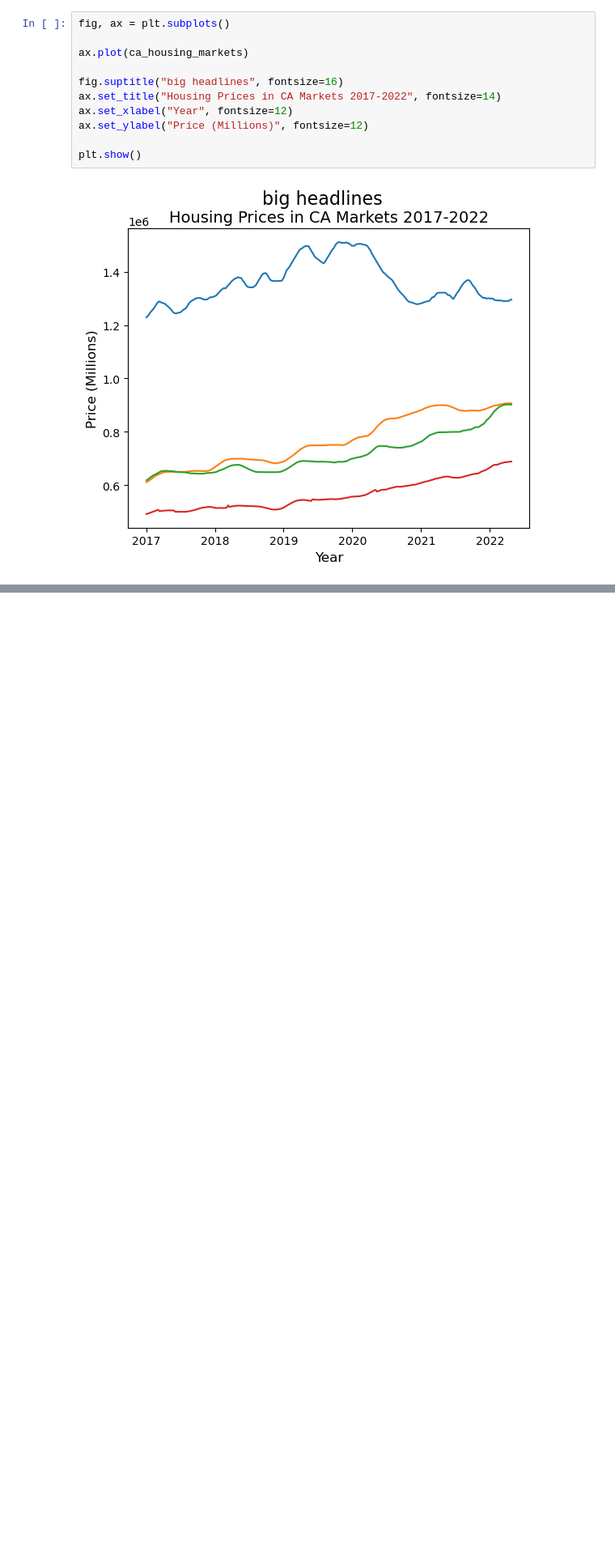
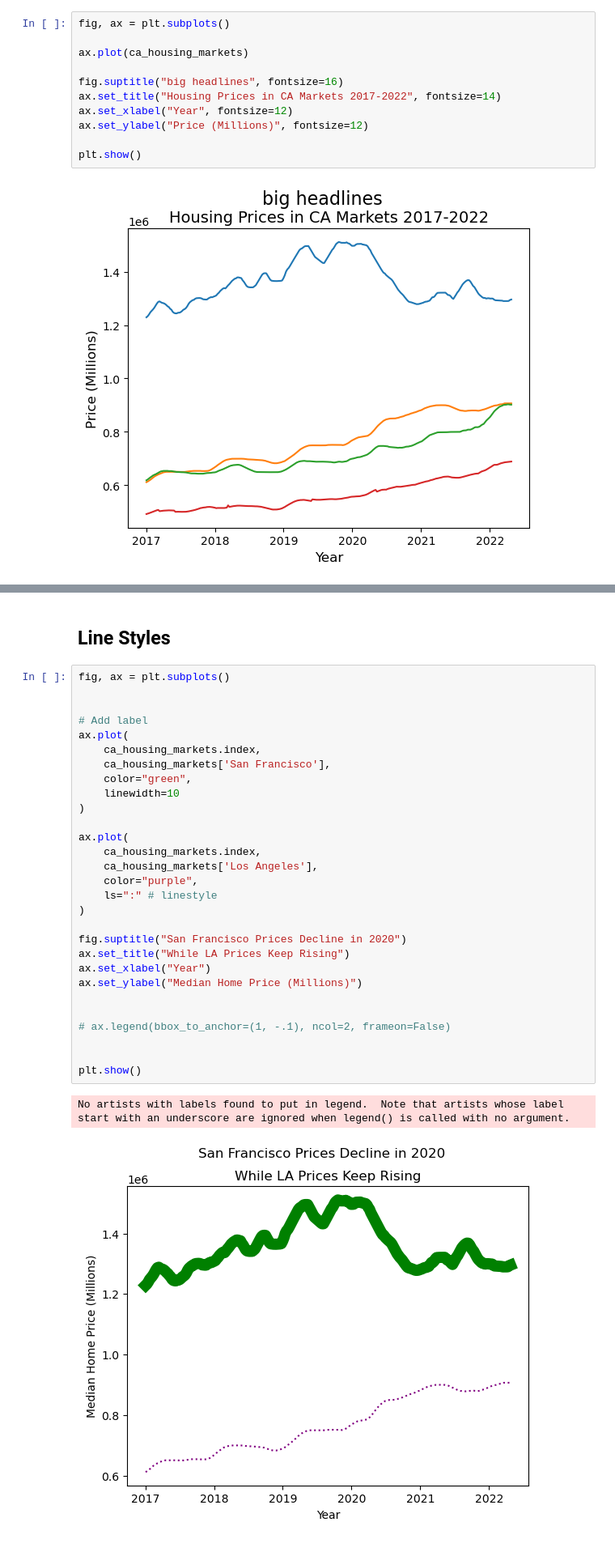
Before and after one commit to junclemente/DSIL-PythonDataViz, a Jupyter notebook: plt_fundamentals.ipynb, the cells around one changed output, grey strips where cells are left out. Shown: that part at 81% size. Saved outputs shown, nothing was run; the diff lists cells and outputs as text; blank space fills up the shorter version.

```diff
--- a/plt_fundamentals.ipynb
+++ b/plt_fundamentals.ipynb
@@ -146,0 +238,34 @@ plt.show()
+# %% [markdown]
+## Line Styles
+# %%
+fig, ax = plt.subplots()
+
+
+# Add label
+ax.plot(
+    ca_housing_markets.index,
+    ca_housing_markets['San Francisco'],
+    color="green",
+    linewidth=10
+)
+
+ax.plot(
+    ca_housing_markets.index,
+    ca_housing_markets['Los Angeles'],
+    color="purple",
+    ls=":" # linestyle
+)
+
+fig.suptitle("San Francisco Prices Decline in 2020")
+ax.set_title("While LA Prices Keep Rising")
+ax.set_xlabel("Year")
+ax.set_ylabel("Median Home Price (Millions)")
+
+
+# ax.legend(bbox_to_anchor=(1, -.1), ncol=2, frameon=False)
+
+
+plt.show()
+# %% [output]
+No artists with labels found to put in legend.  Note that artists whose label start with an underscore are ignored when legend() is called with no argument.
+[figure, added]
```
Also changed, not shown: parts of 6 cells of this notebook.
